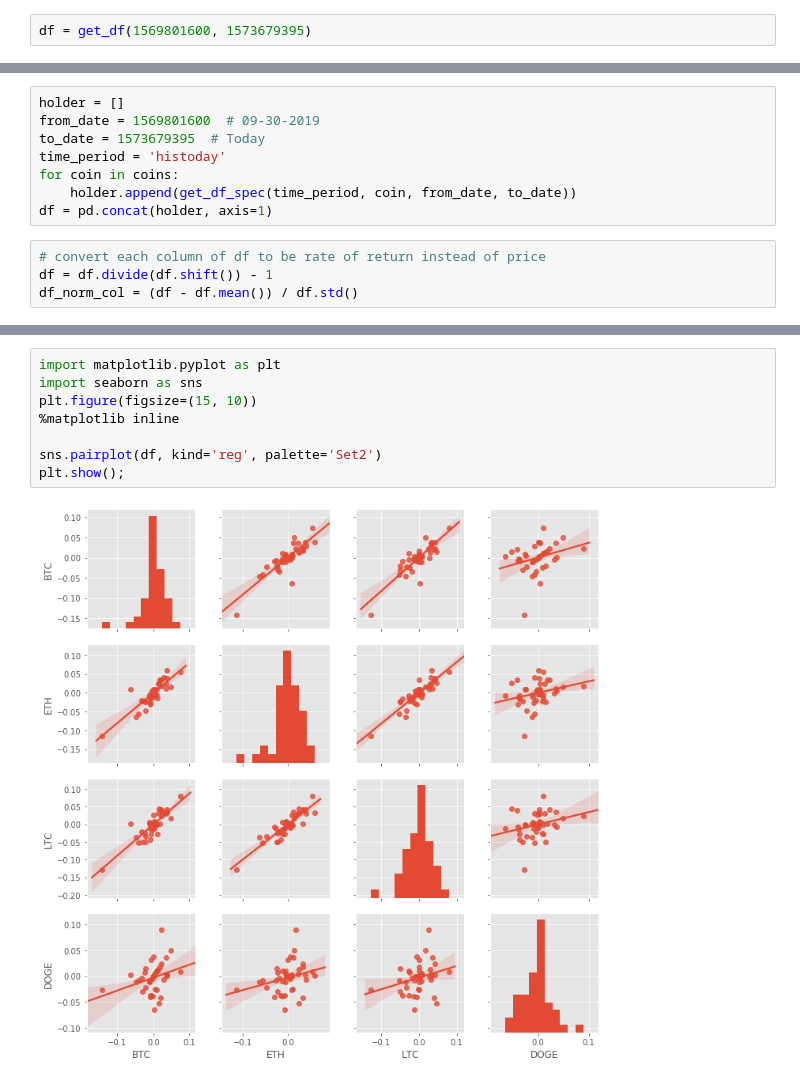
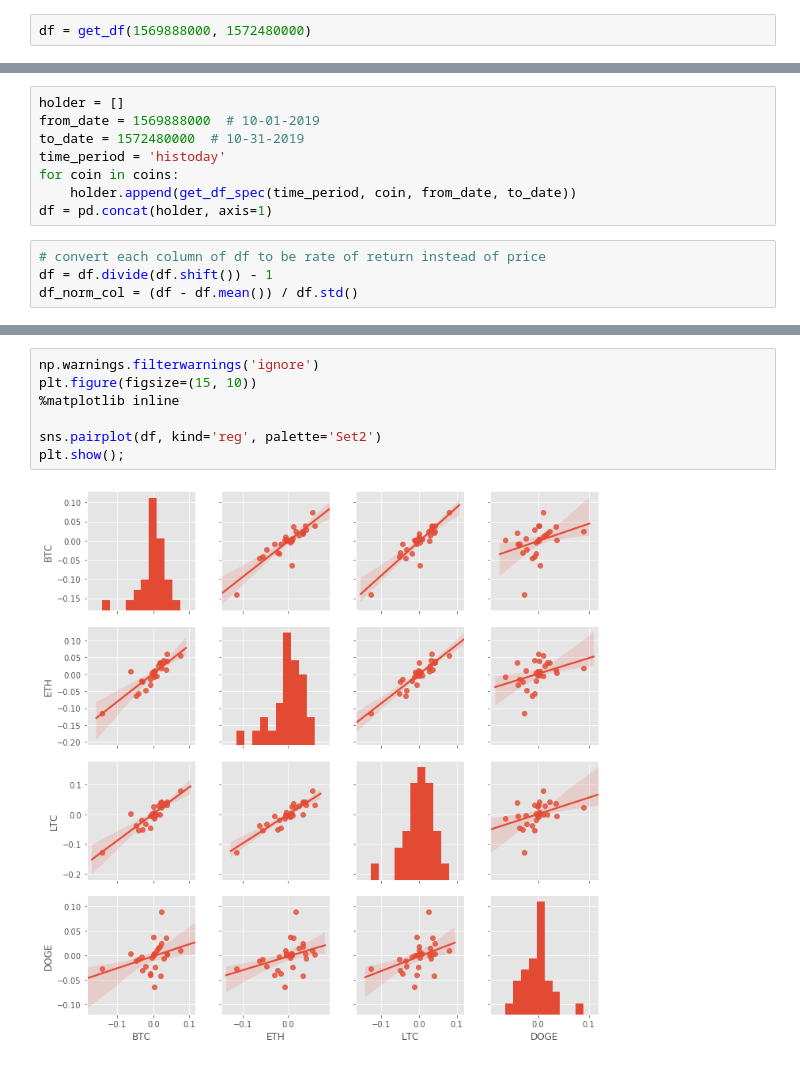
Before and after one commit to hilljtm/sfund, a Jupyter notebook: CryptoOHLC-oct.ipynb, the cells around one changed output, grey strips where cells are left out. Drawn from its saved outputs; the diff is of its cells as text.

```diff
--- a/CryptoOHLC-oct.ipynb
+++ b/CryptoOHLC-oct.ipynb
@@ -49,7 +51,7 @@ def get_df(from_date, to_date):
         df.sort_index(ascending=False, inplace=True)
         return df
 # %%
-df = get_df(1569801600, 1573679395)
+df = get_df(1569888000, 1572480000)
 # %%
 fig, ax = plt.subplots(figsize=(20, 10))
 ax.plot(df[['low', 'close', 'high']])
@@ -91,8 +89,8 @@ def get_df_spec(time_period, coin, from_date, to_date):
 coins = ['BTC', 'ETH', 'LTC', 'DOGE']
 # %%
 holder = []
-from_date = 1569801600  # 09-30-2019
-to_date = 1573679395  # Today
+from_date = 1569888000  # 10-01-2019
+to_date = 1572480000  # 10-31-2019
 time_period = 'histoday'
 for coin in coins:
     holder.append(get_df_spec(time_period, coin, from_date, to_date))
@@ -117,10 +110,9 @@ plt.show();
 # %%
-import matplotlib.pyplot as plt
-import seaborn as sns
+np.warnings.filterwarnings('ignore')
 plt.figure(figsize=(15, 10))
 %matplotlib inline
 
 sns.pairplot(df, kind='reg', palette='Set2')
 plt.show();
 # %% [output]
-[figure, old version]
+[figure, new version]
```
Also changed, not shown: parts of 4 cells of this notebook, 3 other files.
